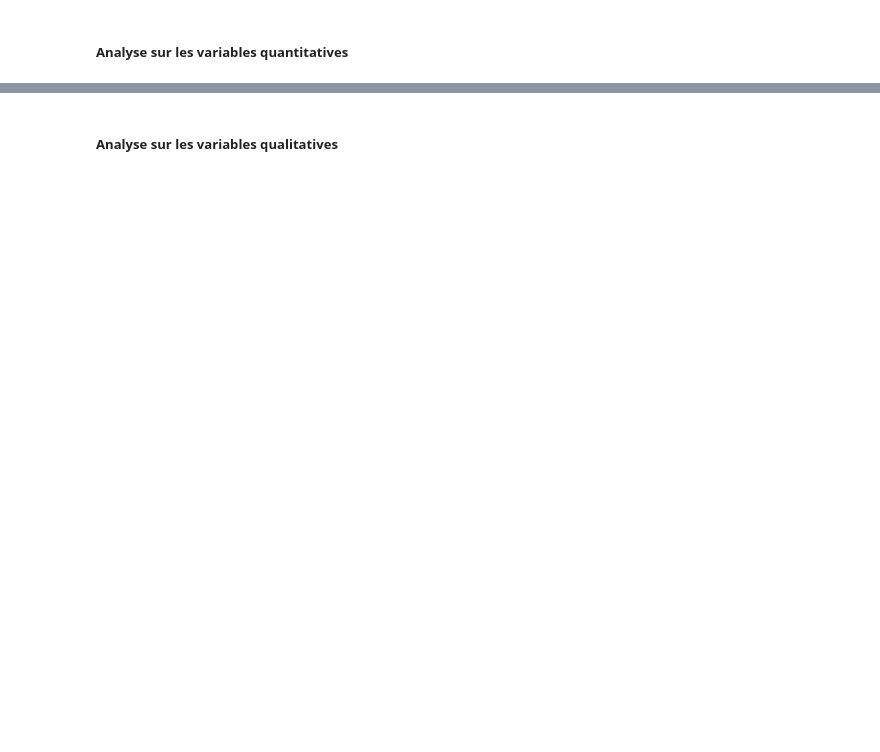
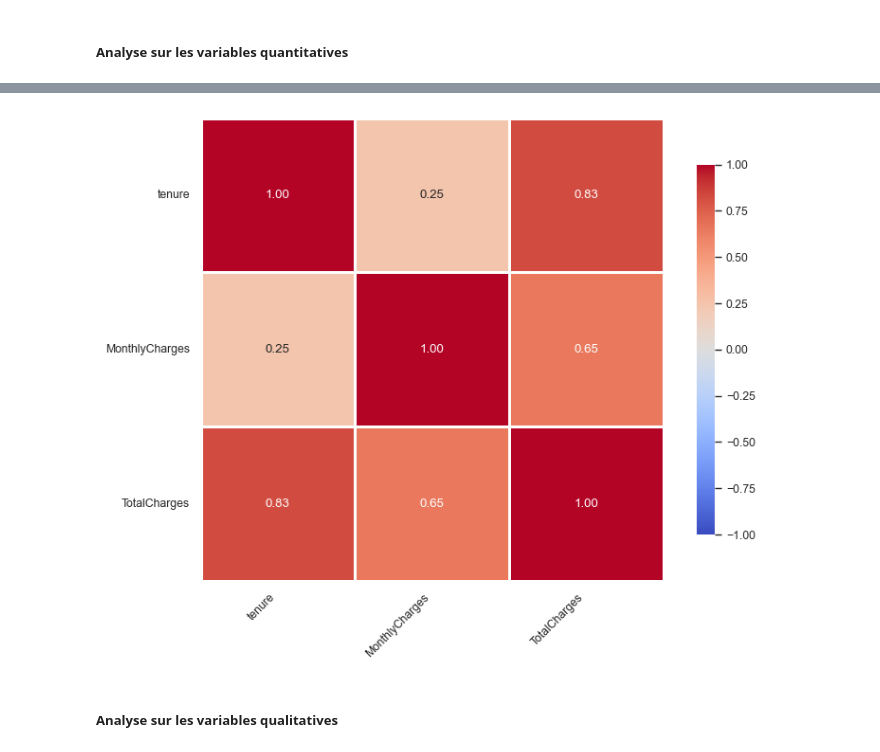
Before and after one commit to Bapt1st3/Telco_Customer_Prediction, a Jupyter notebook: data_prep copy.ipynb, the cells around one changed output, grey strips where cells are left out. Saved outputs shown, nothing was run; the diff lists cells and outputs as text; code cells hidden in the pictures; blank space fills up the shorter version.

```diff
--- a/data_prep copy.ipynb
+++ b/data_prep copy.ipynb
@@ -106,16 +113,17 @@ plt.show()
 # %%
 import seaborn as sns
 import matplotlib.pyplot as plt
 import numpy as np
 # Calcul de la matrice de corrélation
 corr_matrix = base[num_vars].corr()
 fig, ax = plt.subplots(figsize=(8, 6), facecolor='white')
 sns.heatmap(corr_matrix,annot=True,fmt='.2f',cmap="coolwarm",center=0,square=True,linewidths=1,linecolor='white',cbar_kws={'shrink': 0.8},ax=ax,vmin=-1,vmax=1)
-ax.set_title("Matrice de corrélation", fontsize=14, pad=15)
 plt.xticks(rotation=45, ha='right')
 plt.yticks(rotation=0)
 plt.tight_layout()
 plt.show()
+# %% [output]
+[figure, added]
 # %% [markdown]
 ##### Analyse sur les variables qualitatives
 # %%
```
Also changed, not shown: parts of 6 cells of this notebook, 1 other file.
